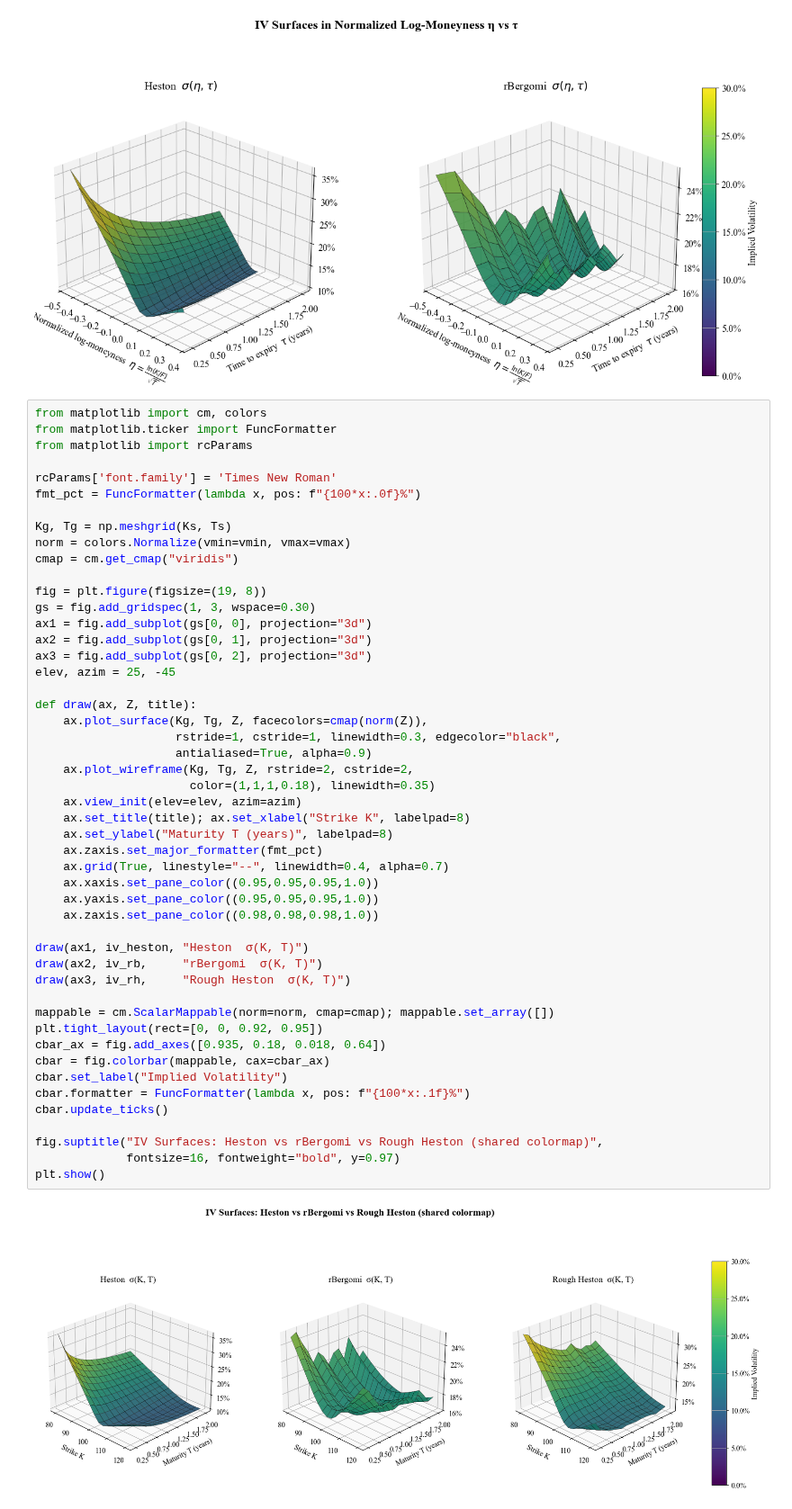
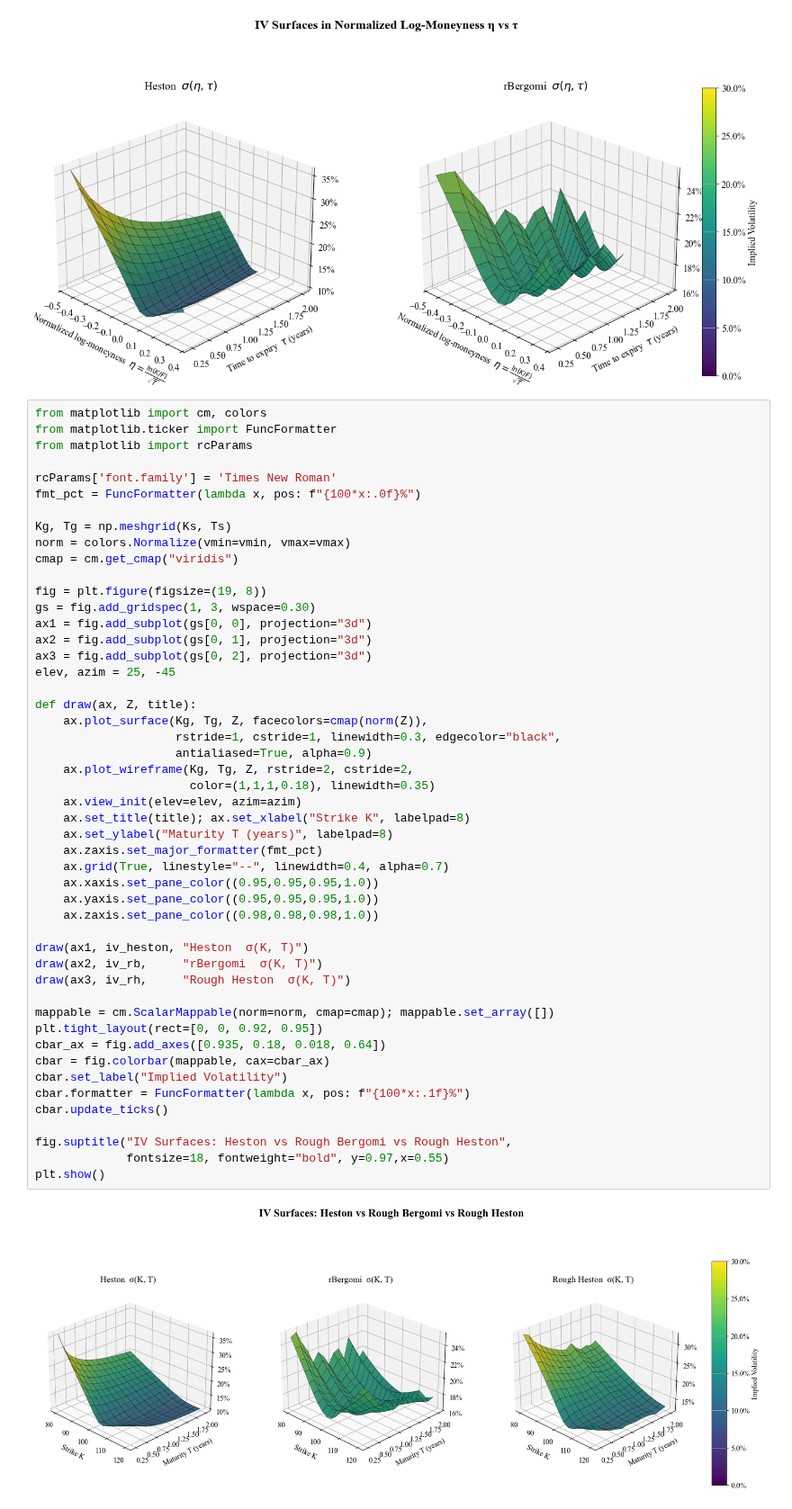
Before and after one commit to Kapizza/options-pricing-library, a Jupyter notebook: notebooks/19_rough_models_demo.ipynb, the cells around one changed output. Shown at 90% size. Saved outputs shown, nothing was run; the diff lists cells and outputs as text.

Commit message:
changed the plot of IV surfaces

```diff
--- a/notebooks/19_rough_models_demo.ipynb
+++ b/notebooks/19_rough_models_demo.ipynb
@@ -757,33 +757,33 @@ elev, azim = 25, -45
 
 def draw(ax, Z, title):
     ax.plot_surface(Kg, Tg, Z, facecolors=cmap(norm(Z)),
                     rstride=1, cstride=1, linewidth=0.3, edgecolor="black",
                     antialiased=True, alpha=0.9)
     ax.plot_wireframe(Kg, Tg, Z, rstride=2, cstride=2,
                       color=(1,1,1,0.18), linewidth=0.35)
     ax.view_init(elev=elev, azim=azim)
     ax.set_title(title); ax.set_xlabel("Strike K", labelpad=8)
     ax.set_ylabel("Maturity T (years)", labelpad=8)
     ax.zaxis.set_major_formatter(fmt_pct)
     ax.grid(True, linestyle="--", linewidth=0.4, alpha=0.7)
     ax.xaxis.set_pane_color((0.95,0.95,0.95,1.0))
     ax.yaxis.set_pane_color((0.95,0.95,0.95,1.0))
     ax.zaxis.set_pane_color((0.98,0.98,0.98,1.0))
 
 draw(ax1, iv_heston, "Heston  σ(K, T)")
 draw(ax2, iv_rb,     "rBergomi  σ(K, T)")
 draw(ax3, iv_rh,     "Rough Heston  σ(K, T)")
 
 mappable = cm.ScalarMappable(norm=norm, cmap=cmap); mappable.set_array([])
 plt.tight_layout(rect=[0, 0, 0.92, 0.95])
 cbar_ax = fig.add_axes([0.935, 0.18, 0.018, 0.64])
 cbar = fig.colorbar(mappable, cax=cbar_ax)
 cbar.set_label("Implied Volatility")
 cbar.formatter = FuncFormatter(lambda x, pos: f"{100*x:.1f}%")
 cbar.update_ticks()
 
-fig.suptitle("IV Surfaces: Heston vs rBergomi vs Rough Heston (shared colormap)",
-             fontsize=16, fontweight="bold", y=0.97)
+fig.suptitle("IV Surfaces: Heston vs Rough Bergomi vs Rough Heston",
+             fontsize=18, fontweight="bold", y=0.97,x=0.55)
 plt.show()
 # %% [output]
-[figure, old version]
+[figure, new version]
```
Also changed, not shown: parts of 7 cells of this notebook, 1 other file.
